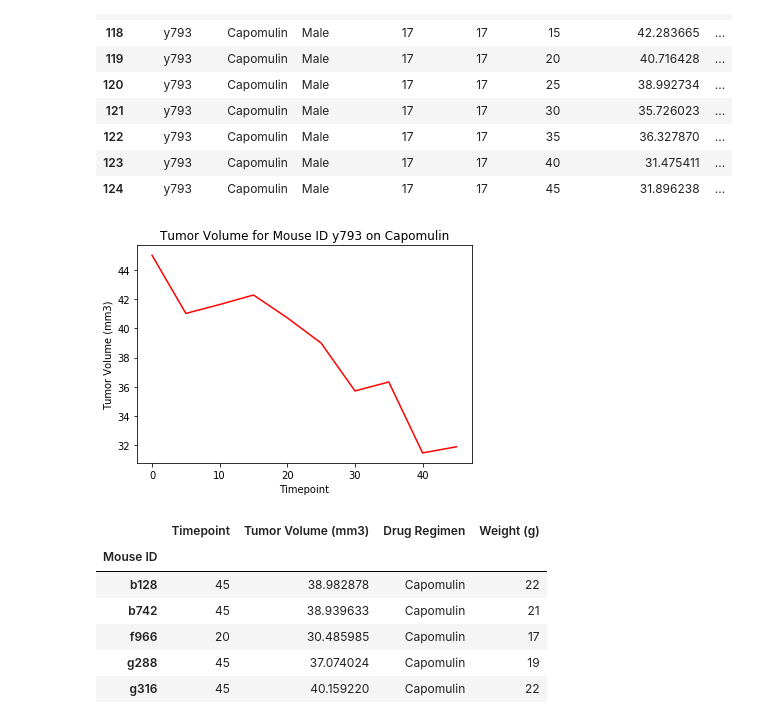
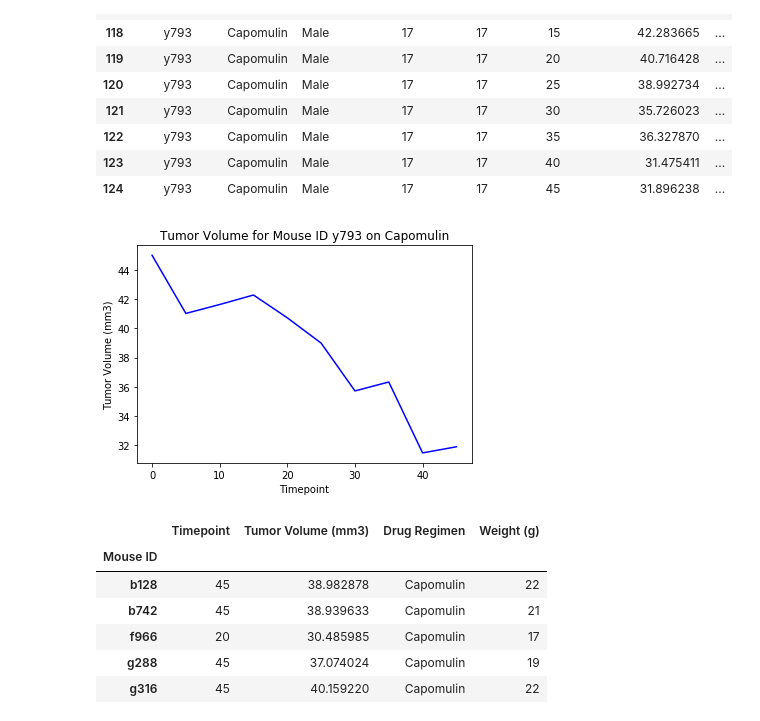
Before and after one commit to kvereda/Matplotlib-challenge, a Jupyter notebook: pymaceuticals_starter.ipynb, the cells around one changed output. Cells and saved outputs as stored; diff of their text form; code cells hidden in the pictures.

```diff
--- a/pymaceuticals_starter.ipynb
+++ b/pymaceuticals_starter.ipynb
@@ -581,13 +587,13 @@ y793
 # %%
 x_axis = np.arange(0, 50, 5)
 y_axis = [45.00, 41.02, 41.63, 42.28, 40.72, 38.99, 35.72, 36.33, 31.48, 31.90]
-y793 = plt.plot(x_axis, y_axis, color="red", label="Tumor Volume")
+y793 = plt.plot(x_axis, y_axis, color="blue", label="Tumor Volume")
 plt.title("Tumor Volume for Mouse ID y793 on Capomulin")
 plt.xlabel("Timepoint")
 plt.ylabel("Tumor Volume (mm3)")
 plt.show()
 # %% [output]
-[figure, old version]
+[figure, new version]
 # %%
 # Generate a scatter plot of mouse weight versus average tumor volume for the Capomulin regimen
 # %%
```
Also changed, not shown: parts of 3 cells of this notebook.
